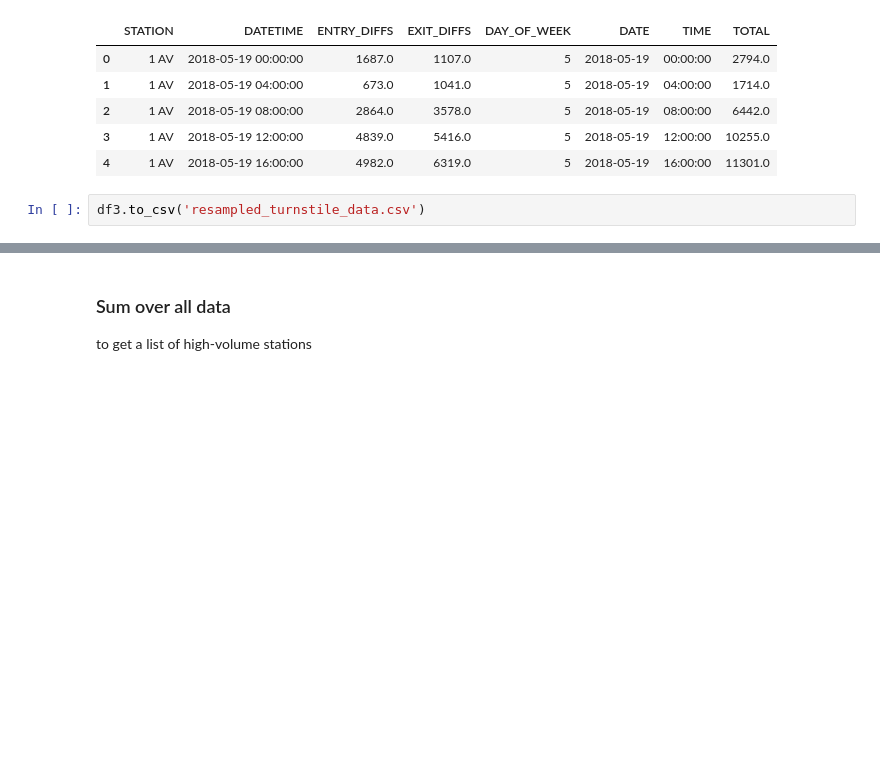
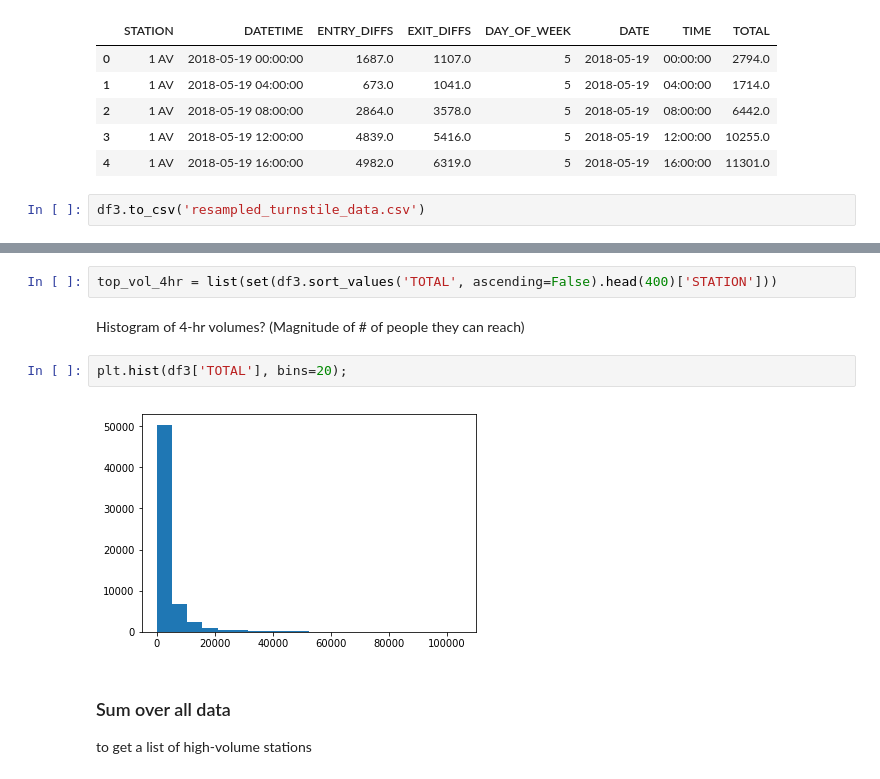
Before and after one commit to luketibbott/benson, a Jupyter notebook: benson_EDA-KF.ipynb, the cells around one changed output, grey strips where cells are left out. Saved outputs shown, nothing was run; the diff lists cells and outputs as text; blank space fills up the shorter version.

```diff
--- a/benson_EDA-KF.ipynb
+++ b/benson_EDA-KF.ipynb
@@ -62,3 +68,11 @@ df3.to_csv('resampled_turnstile_data.csv')
+# %%
+top_vol_4hr = list(set(df3.sort_values('TOTAL', ascending=False).head(400)['STATION']))
+# %% [markdown]
+Histogram of 4-hr volumes? (Magnitude of # of people they can reach)
+# %%
+plt.hist(df3['TOTAL'], bins=20);
+# %% [output]
+[figure, added]
 # %% [markdown]
 ### Sum over all data
 
```
Also changed, not shown: parts of 45 cells of this notebook.
